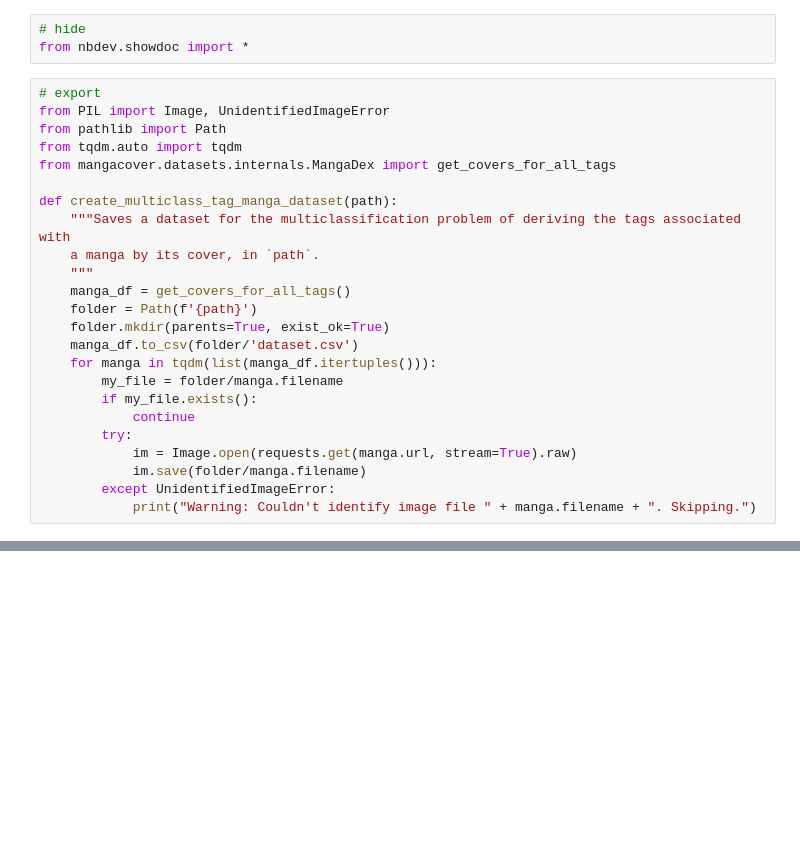
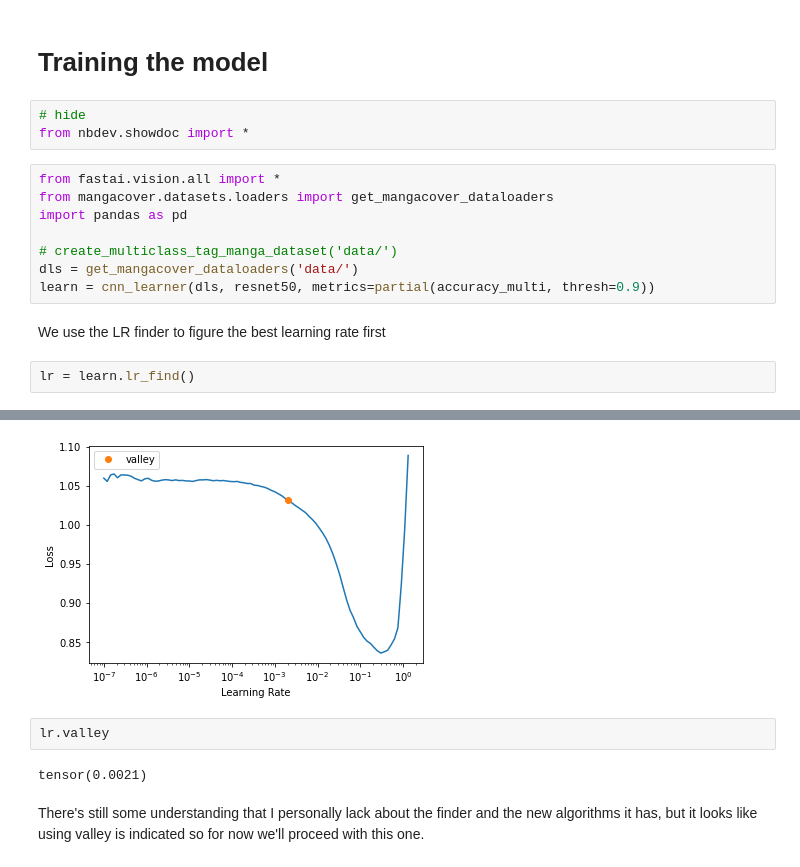
Before and after one commit to taksqth/MangaCover, a Jupyter notebook: notebooks/02_models.ipynb, the cells around one changed output, grey strips where cells are left out. Drawn from its saved outputs; the diff is of its cells as text; blank space fills up the shorter version.

```diff
--- a/notebooks/02_models.ipynb
+++ b/notebooks/02_models.ipynb
@@ -7,27 +3,18 @@ Methods for downloading the manga covers from the MangaDex database.
+# %% [markdown]
+# Training the model
 # %%
 # hide
 from nbdev.showdoc import *
-# %%
-# export
-from PIL import Image, UnidentifiedImageError
-from pathlib import Path
-from tqdm.auto import tqdm
-from mangacover.datasets.internals.MangaDex import get_covers_for_all_tags
-
-def create_multiclass_tag_manga_dataset(path):
-    """Saves a dataset for the multiclassification problem of deriving the tags associated with
-    a manga by its cover, in `path`.
-    """
-    manga_df = get_covers_for_all_tags()
-    folder = Path(f'{path}')
-    folder.mkdir(parents=True, exist_ok=True)
-    manga_df.to_csv(folder/'dataset.csv')
-    for manga in tqdm(list(manga_df.itertuples())):
-        my_file = folder/manga.filename
-        if my_file.exists():
-            continue
-        try:
-            im = Image.open(requests.get(manga.url, stream=True).raw)
-            im.save(folder/manga.filename)
-        except UnidentifiedImageError:
-            print("Warning: Couldn't identify image file " + manga.filename + ". Skipping.")
+# %%
+from fastai.vision.all import *
+from mangacover.datasets.loaders import get_mangacover_dataloaders
+import pandas as pd
+
+# create_multiclass_tag_manga_dataset('data/')
+dls = get_mangacover_dataloaders('data/')
+learn = cnn_learner(dls, resnet50, metrics=partial(accuracy_multi, thresh=0.9))
+# %% [markdown]
+We use the LR finder to figure the best learning rate first
+# %%
+lr = learn.lr_find()
+# %% [output]
@@ -33,0 +22,8 @@ def create_multiclass_tag_manga_dataset(path):
+[figure, added]
+# %%
+lr.valley
+# %% [output]
+tensor(0.0021)
+# %% [markdown]
+There's still some understanding that I personally lack about the finder and the new algorithms it has, but it looks like
+using valley is indicated so for now we'll proceed with this one.
```
Also changed, not shown: parts of 19 cells of this notebook, 11 other files.
